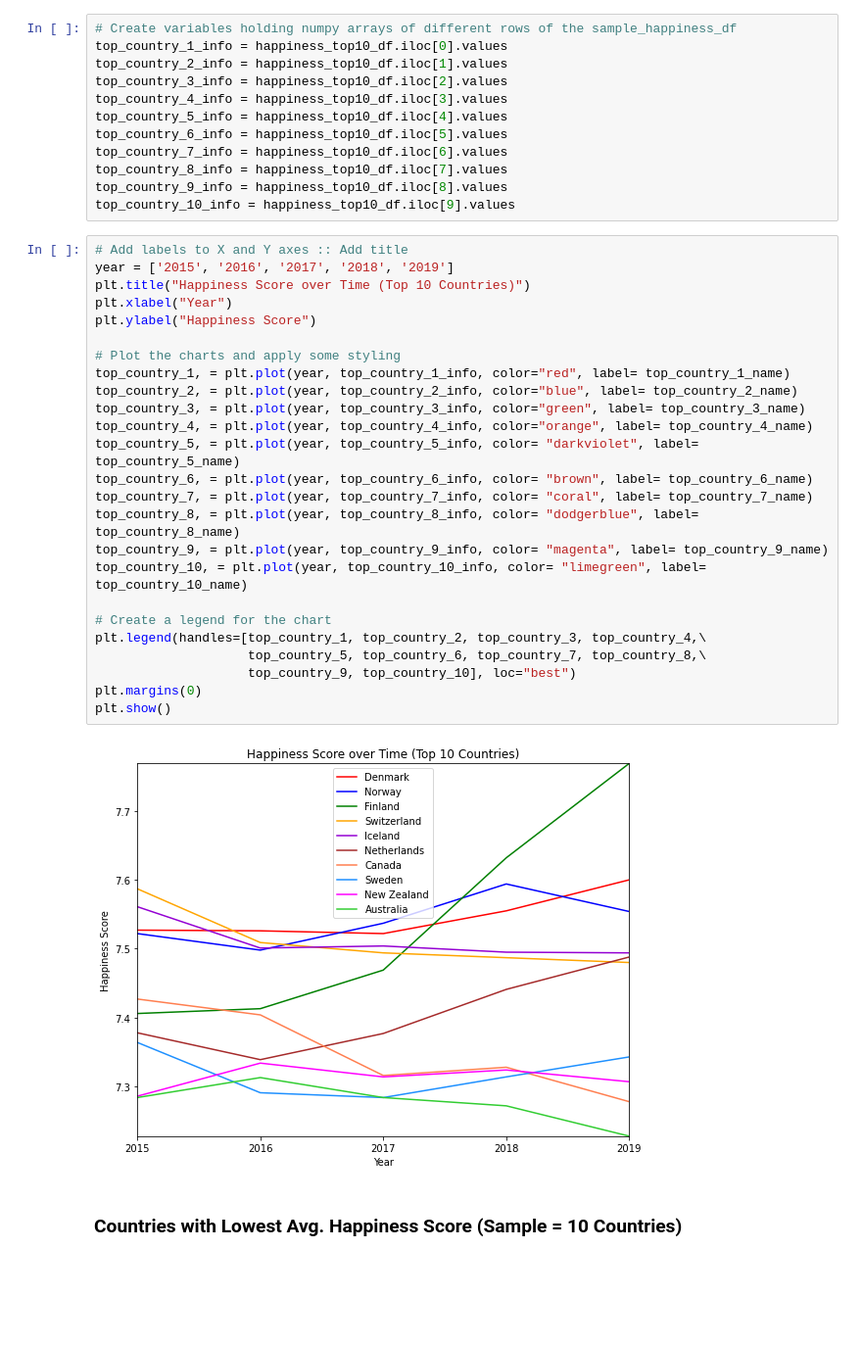
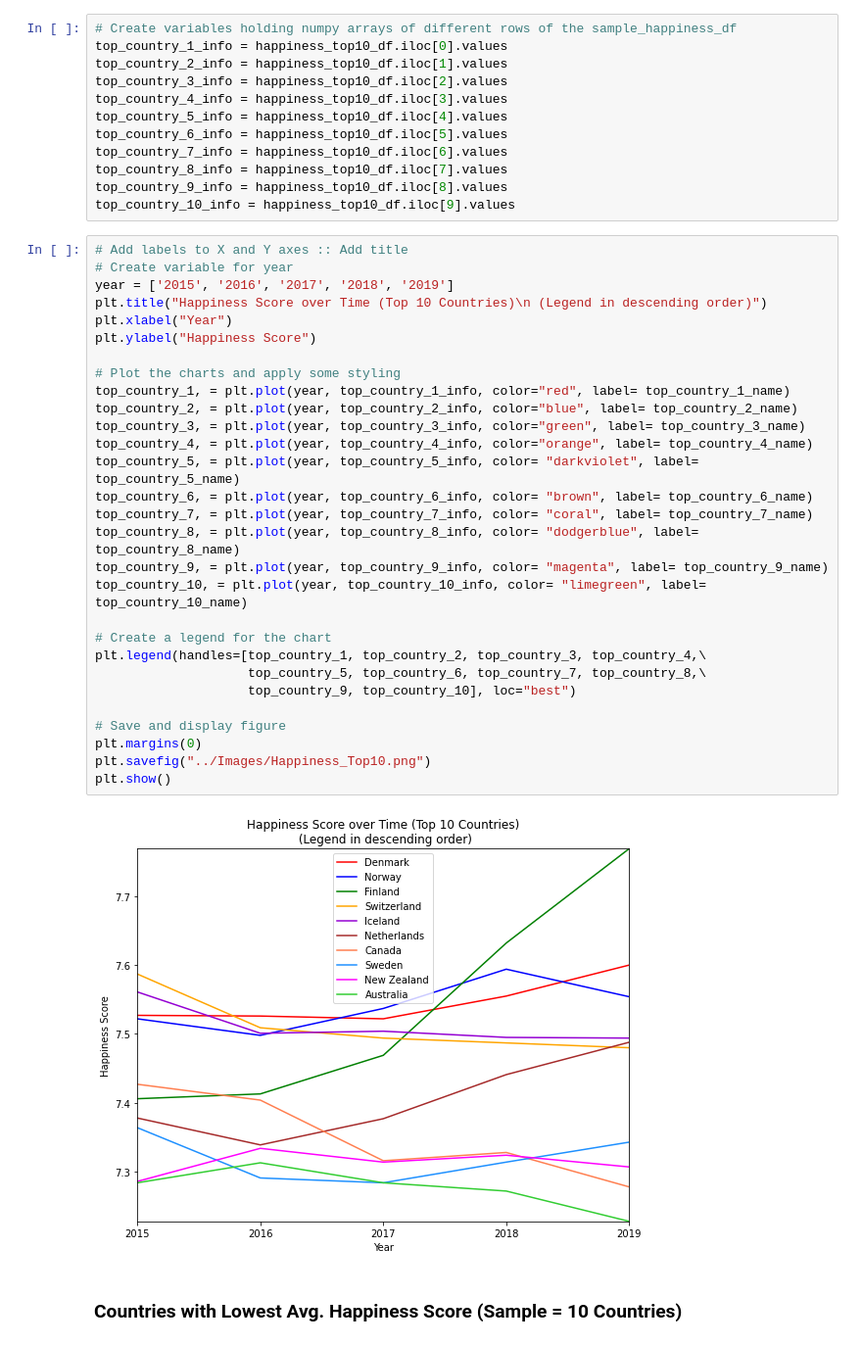
Before and after one commit to reginesgit/Factors-Contributing-to-a-Countrys-Happiness, a Jupyter notebook: Happiness/Happiness_Visual_Analysis.ipynb, the cells around one changed output. Shown at 98% size. Drawn from its saved outputs; the diff is of its cells as text; blank space fills up the shorter version.

```diff
--- a/Happiness/Happiness_Visual_Analysis.ipynb
+++ b/Happiness/Happiness_Visual_Analysis.ipynb
@@ -80,31 +80,35 @@ top_country_9_info = happiness_top10_df.iloc[8].values
 top_country_10_info = happiness_top10_df.iloc[9].values
 # %%
 # Add labels to X and Y axes :: Add title
+# Create variable for year
 year = ['2015', '2016', '2017', '2018', '2019']
-plt.title("Happiness Score over Time (Top 10 Countries)")
+plt.title("Happiness Score over Time (Top 10 Countries)\n (Legend in descending order)")
 plt.xlabel("Year")
 plt.ylabel("Happiness Score")
 
 # Plot the charts and apply some styling
 top_country_1, = plt.plot(year, top_country_1_info, color="red", label= top_country_1_name)
 top_country_2, = plt.plot(year, top_country_2_info, color="blue", label= top_country_2_name)
 top_country_3, = plt.plot(year, top_country_3_info, color="green", label= top_country_3_name)
 top_country_4, = plt.plot(year, top_country_4_info, color="orange", label= top_country_4_name)
 top_country_5, = plt.plot(year, top_country_5_info, color= "darkviolet", label= top_country_5_name)
 top_country_6, = plt.plot(year, top_country_6_info, color= "brown", label= top_country_6_name)
 top_country_7, = plt.plot(year, top_country_7_info, color= "coral", label= top_country_7_name)
 top_country_8, = plt.plot(year, top_country_8_info, color= "dodgerblue", label= top_country_8_name)
 top_country_9, = plt.plot(year, top_country_9_info, color= "magenta", label= top_country_9_name)
 top_country_10, = plt.plot(year, top_country_10_info, color= "limegreen", label= top_country_10_name)
 
 # Create a legend for the chart
 plt.legend(handles=[top_country_1, top_country_2, top_country_3, top_country_4,\
                     top_country_5, top_country_6, top_country_7, top_country_8,\
                     top_country_9, top_country_10], loc="best")
+
+# Save and display figure
 plt.margins(0)
+plt.savefig("../Images/Happiness_Top10.png")
 plt.show()
 # %% [output]
-[figure, old version]
+[figure, new version]
 # %% [markdown]
 ### Countries with Lowest Avg. Happiness Score (Sample = 10 Countries)
 # %%
```
Also changed, not shown: parts of 1 cell of this notebook, 2 other files.
